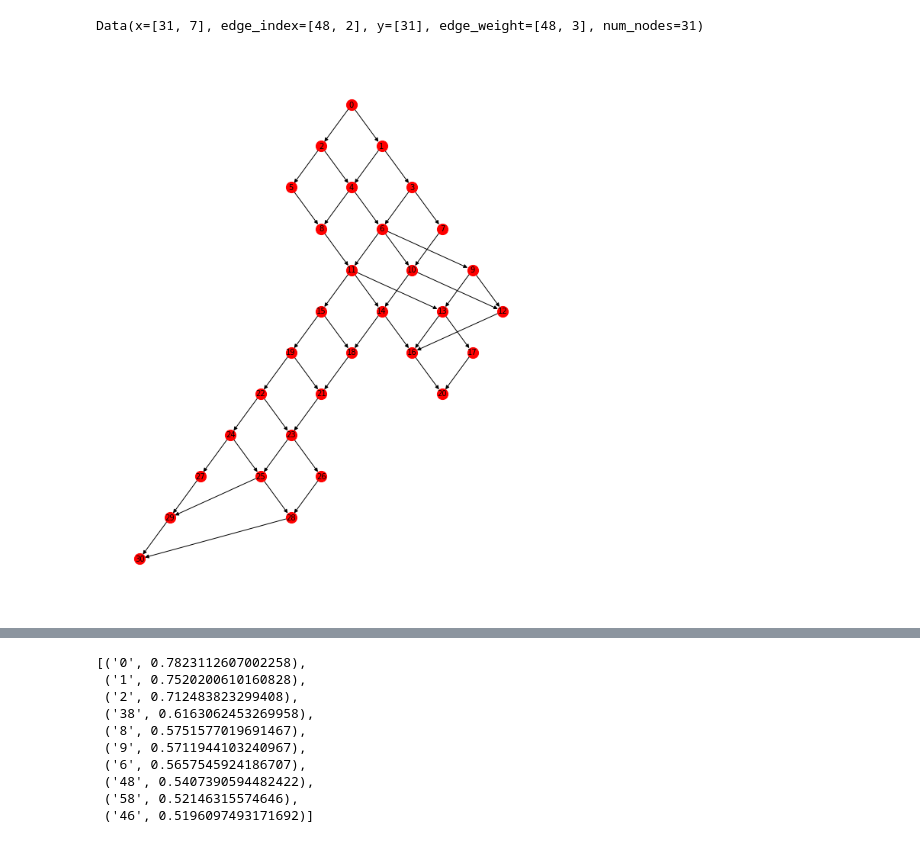
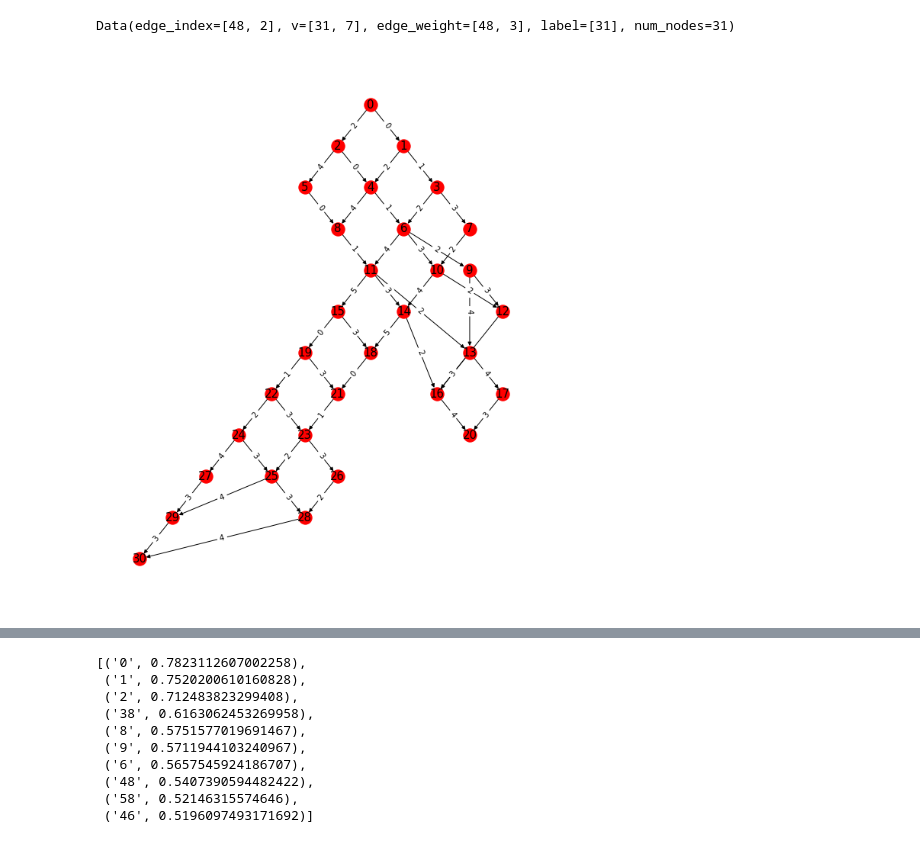
Before and after one commit to yjj19981119/learngit, a Jupyter notebook: lesson/petri.ipynb, the cells around one changed output, grey strips where cells are left out. Saved outputs shown, nothing was run; the diff lists cells and outputs as text; code cells hidden in the pictures.

```diff
--- a/lesson/petri.ipynb
+++ b/lesson/petri.ipynb
@@ -273,12 +273,12 @@ class Graph_reachable(object):
         self.edge = np.array([[],[]],dtype=int)
         self.weight=np.array([],dtype=int)
         self.node_num=1
-        self.lable=np.array([self.node_num-1],dtype=int)
+        self.label=np.array([self.node_num-1],dtype=int)
         self.adj_list = {0:[]}
 
     def append_node(self,m):
         self.node_num=self.node_num+1
-        self.lable=np.append(self.lable,[self.node_num-1],axis=0)
+        self.label=np.append(self.label,[self.node_num-1],axis=0)
         self.node=np.append(self.node,m.reshape(1,-1),axis=0)
 
     def append_edge(self,head_node,next_node):
@@ -296,10 +296,10 @@ class Graph_reachable(object):
     def data_into_graph(self):
         self.weight=np.append(self.edge,self.weight.reshape(1,-1),axis=0)
         graph_dict = {
-            'x':self.node,
+            'v':self.node,
             'edge_index': self.edge.transpose(),
             'edge_weight': self.weight.transpose(),
-            'y': self.lable,
+            'label': self.label,
             'num_nodes': self.node_num,
             #'adj_list':self.adj_list
         }
@@ -314,18 +314,18 @@ pos = {
         6:(0.5,-3),
         7:(1.5,-3),
         8:(-0.5,-3),
-        9:(2,-4),
+        9:(1.5,-4),
         10:(1,-4),
         11:(0,-4),
-        12:(2.5,-5),
-        13:(1.5,-5),
+        12:(2,-5),
+        13:(1.5,-6),
         14:(0.5,-5),
         15:(-0.5,-5),
-        16:(1,-6),
-        17:(2,-6),
+        16:(1,-7),
+        17:(2,-7),
         18:(0,-6),
         19:(-1,-6),
-        20:(1.5,-7),
+        20:(1.5,-8),
         21:(-0.5,-7),
         22:(-1.5,-7),
         23:(-1,-8),
@@ -340,33 +340,35 @@ pos = {
 
 net_to_graph=Petri_net_to_graph.mat_imput("c.pre.txt","c.post.txt","m0.txt")
 graph=Graph_reachable(net_to_graph.m)
 G = nx.DiGraph()
 while(net_to_graph.is_empty_Vnew()):                                #       判断Vnew是否为空  进入第一层循环
     new_node=net_to_graph.node_choose()                             #步骤4  从Vnew中选取新节点m
     net_to_graph.Te=net_to_graph.get_tansition(new_node)            #步骤5  获得m可激发变迁Te
     head_node=net_to_graph.compare(graph.node,new_node)
     net_to_graph.Vnew_delete()                                      #       并删除Vnew
     graph.append_head_node(head_node)
     while(net_to_graph.is_empty_Te()):                              #       判断Te是否为空    进入第二层循环
         tran=net_to_graph.Te_choose()                               #步骤6  从Te中选择一个可激发变迁
         net_to_graph.T_delete(tran)                                 #       并将该变迁从Te中删除
         net_to_graph.m=net_to_graph.firing(new_node,tran)           #步骤7  激发变迁  得到m'
         if net_to_graph.is_new_node(graph.node,net_to_graph.m):     #步骤8  判断m'是不是新出现节点
             net_to_graph.append_vnew(net_to_graph.m)                #       是  则更新V_new  V
             graph.append_node(net_to_graph.m)                       #       更新V
         next_node=net_to_graph.compare(graph.node,net_to_graph.m)
         graph.append_next_node(head_node,next_node)
         graph.append_edge(head_node,next_node)                      #       更新E
         graph.append_weigh(tran)                                    #       更新W
 
 graph_data=graph.data_into_graph()
 print(graph_data)
 G.add_weighted_edges_from(graph_data.edge_weight)
 plt.figure(figsize=(8,10))
 #pos = nx.spring_layout(G, seed=3)
 nx.draw(G,pos=pos,node_color='red',edge_color='black',
-          with_labels=True,font_size =10,node_size =200)
+          with_labels=True,font_size =15,node_size =300)
+edge_labels=nx.get_edge_attributes(G,'weight')
+nx.draw_networkx_edge_labels(G,pos,edge_labels)
 plt.show()
 # %% [output]
-Data(x=[31, 7], edge_index=[48, 2], y=[31], edge_weight=[48, 3], num_nodes=31)
+Data(edge_index=[48, 2], v=[31, 7], edge_weight=[48, 3], label=[31], num_nodes=31)
-[figure, old version]
+[figure, new version]
```
Also changed, not shown: parts of 6 cells of this notebook.
